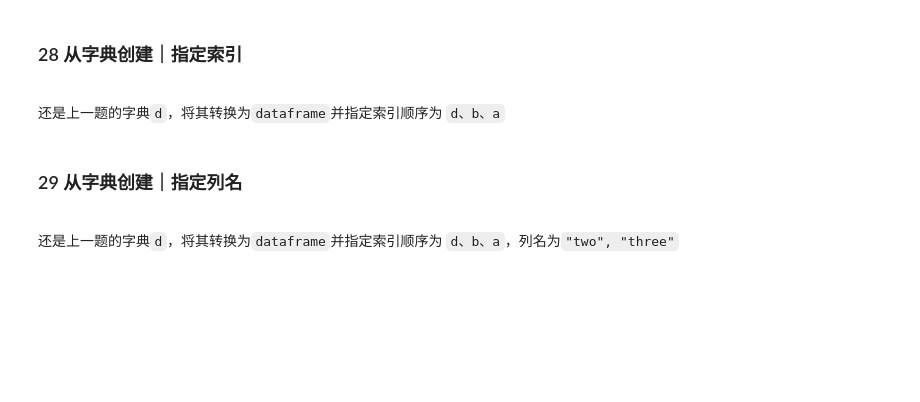
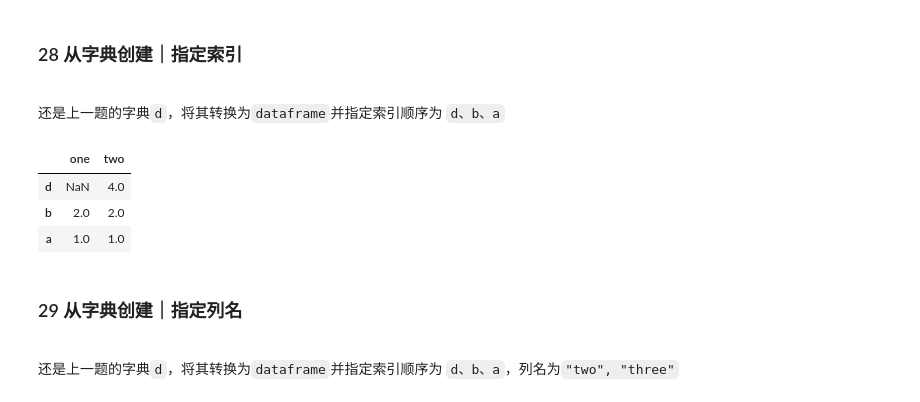
Before and after one commit to AnnKwok/Pandas_Advanced_Exercise, a Jupyter notebook: 1 - 数据读取与存储/数据加载与存储.ipynb, the cells around one changed output. Cells and saved outputs as stored; diff of their text form; code cells hidden in the pictures; blank space fills up the shorter version.

Commit message:
pandas-0618

```diff
--- a/1 - 数据读取与存储/数据加载与存储.ipynb
+++ b/1 - 数据读取与存储/数据加载与存储.ipynb
@@ -701,6 +701,16 @@ pd.DataFrame(d)
 <br>
 
 还是上一题的字典`d`，将其转换为`dataframe`并指定索引顺序为 `d、b、a`
+# %%
+import pandas as pd
+data = pd.DataFrame(d)
+data.reindex(['d','b','a'])
+# data
+# %% [output]
+|  | one | two |
+| d | NaN | 4.0 |
+| b | 2.0 | 2.0 |
+| a | 1.0 | 1.0 |
 # %% [markdown]
 ### 29 从字典创建｜指定列名
 
```
Also changed, not shown: parts of 2 cells of this notebook.
